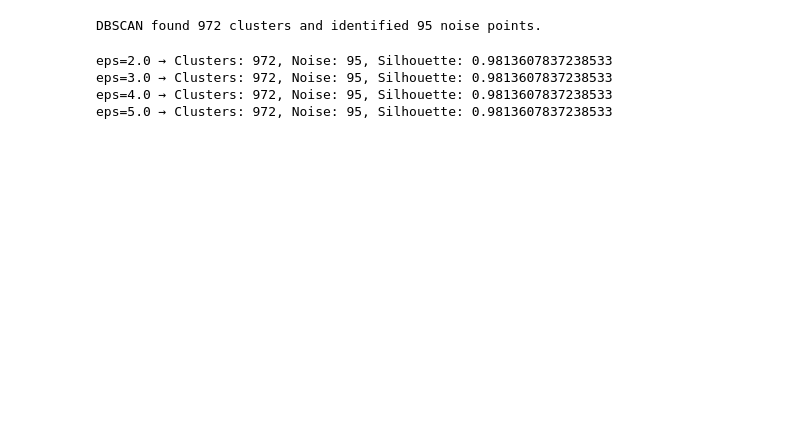
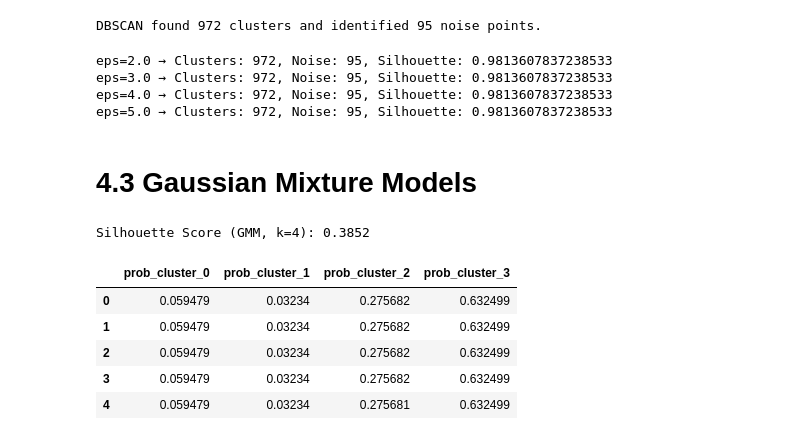
Before and after one commit to Omdena-CBP-Tanzania/unsupervised-machine-learning-rhysrose, a Jupyter notebook: Solution.ipynb, the cells around one changed output. Saved outputs shown, nothing was run; the diff lists cells and outputs as text; code cells hidden in the pictures; blank space fills up the shorter version.

```diff
--- a/Solution.ipynb
+++ b/Solution.ipynb
@@ -591,3 +591,5 @@ eps=2.0 → Clusters: 972, Noise: 95, Silhouette: 0.9813607837238533
 eps=3.0 → Clusters: 972, Noise: 95, Silhouette: 0.9813607837238533
 eps=4.0 → Clusters: 972, Noise: 95, Silhouette: 0.9813607837238533
 eps=5.0 → Clusters: 972, Noise: 95, Silhouette: 0.9813607837238533
+# %% [markdown]
+# 4.3 Gaussian Mixture Models
@@ -593,0 +613,17 @@ eps=5.0 → Clusters: 972, Noise: 95, Silhouette: 0.9813607837238533
+# %%
+# Silhouette score
+score_gmm = silhouette_score(X, gmm_labels)
+print(f"Silhouette Score (GMM, k=4): {score_gmm:.4f}")
+# %% [output]
+Silhouette Score (GMM, k=4): 0.3852
+# %%
+# View probability distribution for the first 5 customers
+probs_df = pd.DataFrame(gmm_probs, columns=[f'prob_cluster_{i}' for i in range(gmm.n_components)])
+probs_df.head()
+# %% [output]
+|  | prob_cluster_0 | prob_cluster_1 | prob_cluster_2 | prob_cluster_3 |
+| 0 | 0.059479 | 0.03234 | 0.275682 | 0.632499 |
+| 1 | 0.059479 | 0.03234 | 0.275682 | 0.632499 |
+| 2 | 0.059479 | 0.03234 | 0.275682 | 0.632499 |
+| 3 | 0.059479 | 0.03234 | 0.275682 | 0.632499 |
+| 4 | 0.059479 | 0.03234 | 0.275681 | 0.632499 |
```
Also changed, not shown: parts of 11 cells of this notebook.
